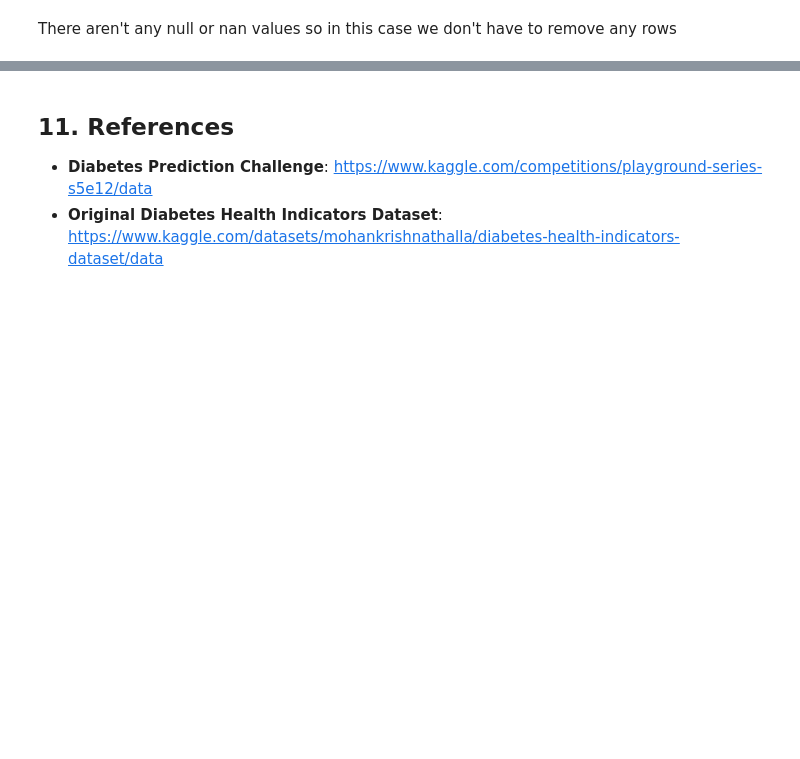
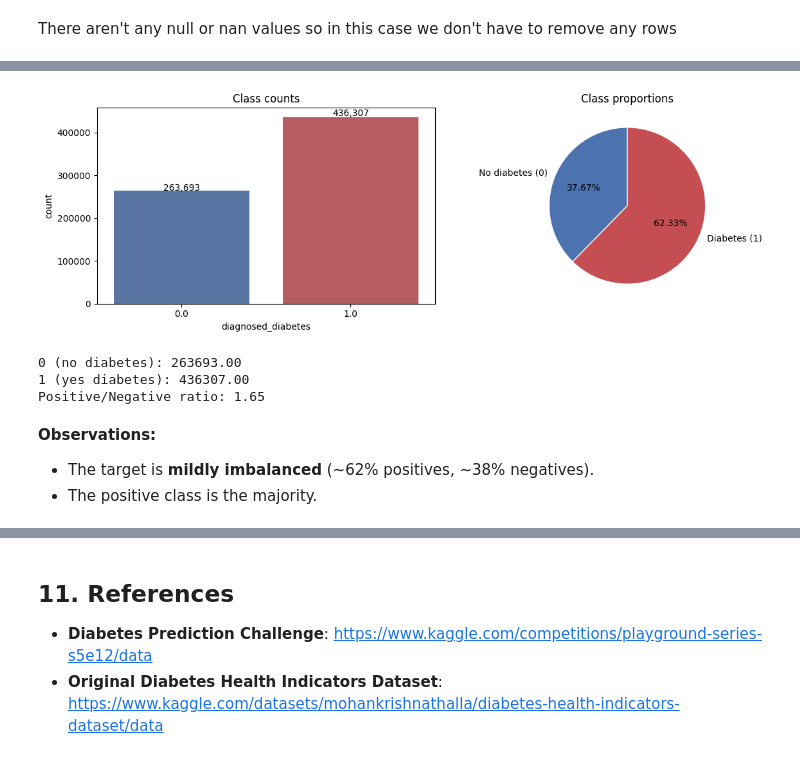
Before and after one commit to LorenzoSansone/Sansone-Diabetes-Prediction-Challenge, a Jupyter notebook: diabetes_prediction.ipynb, the cells around one changed output, grey strips where cells are left out. Saved outputs shown, nothing was run; the diff lists cells and outputs as text; code cells hidden in the pictures; blank space fills up the shorter version.

```diff
--- a/diabetes_prediction.ipynb
+++ b/diabetes_prediction.ipynb
@@ -410,0 +419,43 @@ There aren't any null or nan values so in this case we don't have to remove any
+# %%
+# Plot class distribution of the target
+fig, axes = plt.subplots(1, 2, figsize=(12, 4))
+
+# Countplot
+counts = df[TARGET].value_counts().sort_index() # Take the counts of target values
+sns.countplot(x=TARGET, data=df, ax=axes[0], palette=['#4C72B0', '#C44E52']) # Compute the histogram
+axes[0].set_title('Class counts')
+axes[0].set_xlabel('diagnosed_diabetes')
+axes[0].set_ylabel('count')
+
+# Text over the columns
+no_diagn = 0
+yes_diagn = 1
+axes[0].text(0, counts.values[no_diagn] + counts.values[no_diagn]*0.005, f'{counts.values[no_diagn]:,}', ha='center', fontsize=10)
+axes[0].text(1, counts.values[yes_diagn] + counts.values[yes_diagn]*0.005, f'{counts.values[yes_diagn]:,}', ha='center', fontsize=10)
+
+# Pieplot with percentages
+axes[1].pie(counts.values,
+            labels=['No diabetes (0)', 'Diabetes (1)'],
+            autopct='%1.2f%%',
+            colors=['#4C72B0', '#C44E52'],
+            startangle=90,
+            wedgeprops={'edgecolor': 'white'})
+axes[1].set_title('Class proportions')
+
+plt.tight_layout()
+plt.show()
+
+ratio = counts[1.0] / counts[0.0]
+print(f"0 (no diabetes): {counts[0.0]:.2f}")
+print(f"1 (yes diabetes): {counts[1.0]:.2f}")
+print(f"Positive/Negative ratio: {ratio:.2f}")
+# %% [output]
+[figure, added]
+0 (no diabetes): 263693.00
+1 (yes diabetes): 436307.00
+Positive/Negative ratio: 1.65
+# %% [markdown]
+**Observations:**
+
+- The target is **mildly imbalanced** (~62% positives, ~38% negatives).
+- The positive class is the majority.
```
Also changed, not shown: parts of 27 cells of this notebook.
